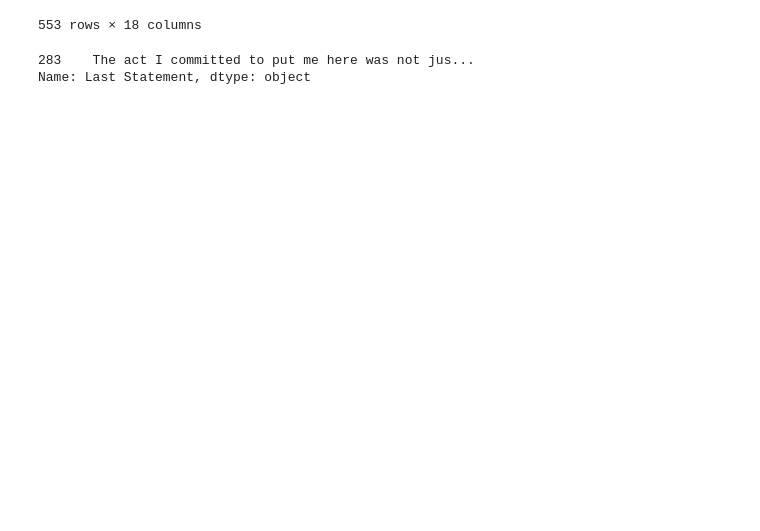
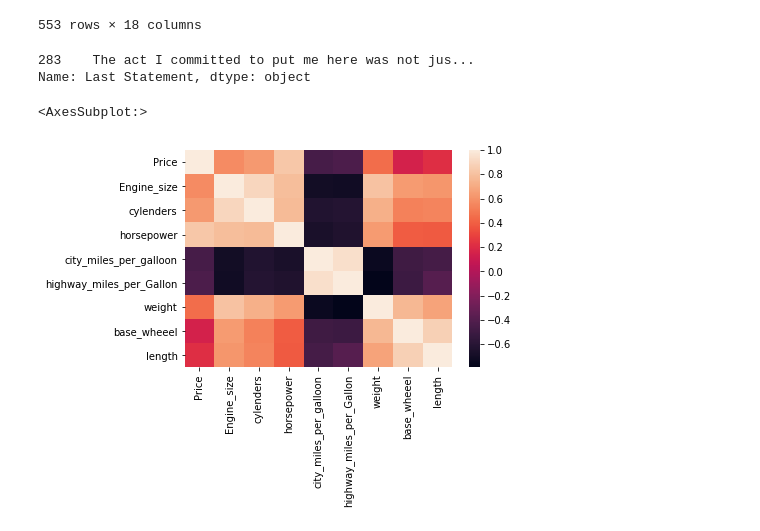
Before and after one commit to Abdelhamid-khamis/Course-Data-Science-and-Supply-Chain-analytics-with-Python, a Jupyter notebook: Section 5 - Supply chain statistical analysis/section 5 - Hameed.ipynb, the cells around one changed output. Drawn from its saved outputs; the diff is of its cells as text; code cells hidden in the pictures; blank space fills up the shorter version.

```diff
--- a/Section 5 - Supply chain statistical analysis/section 5 - Hameed.ipynb
+++ b/Section 5 - Supply chain statistical analysis/section 5 - Hameed.ipynb
@@ -237,3 +198,19 @@ napelon_last_statement
 # %% [output]
 283    The act I committed to put me here was not jus...
 Name: Last Statement, dtype: object
+# %%
+### Creating Heat Map for the correlated data
+
+import seaborn as sns
+
+cars_data.columns
+
+correlated_cars_data = cars_data[['Price', 'Engine_size', 'cylenders',
+       'horsepower', 'city_miles_per_galloon', 'highway_miles_per_Gallon',
+       'weight', 'base_wheeel', 'length']].corr()
+
+sns.heatmap(data=correlated_cars_data)  # Lighter the color means high positive correlation
+                                        # Darker the color means high negative correlation
+# %% [output]
+<AxesSubplot:>
+[figure, added]
```
Also changed, not shown: parts of 12 cells of this notebook, 3 other files.
